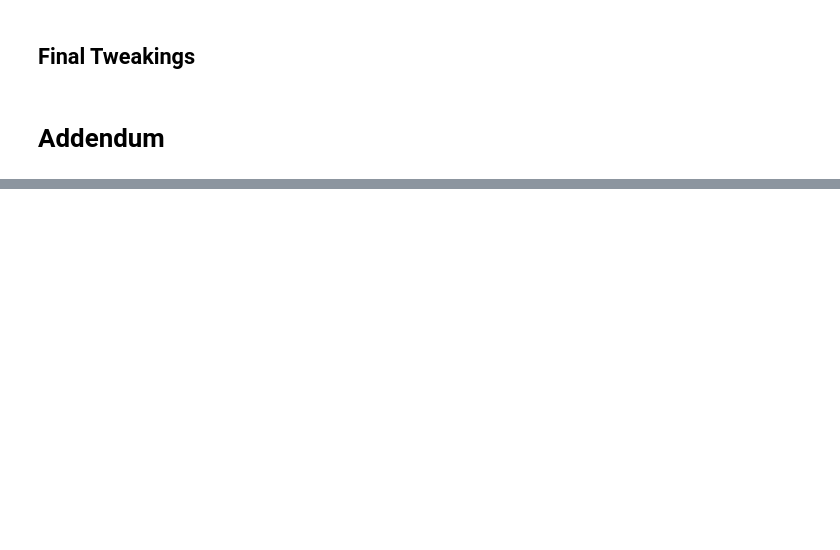
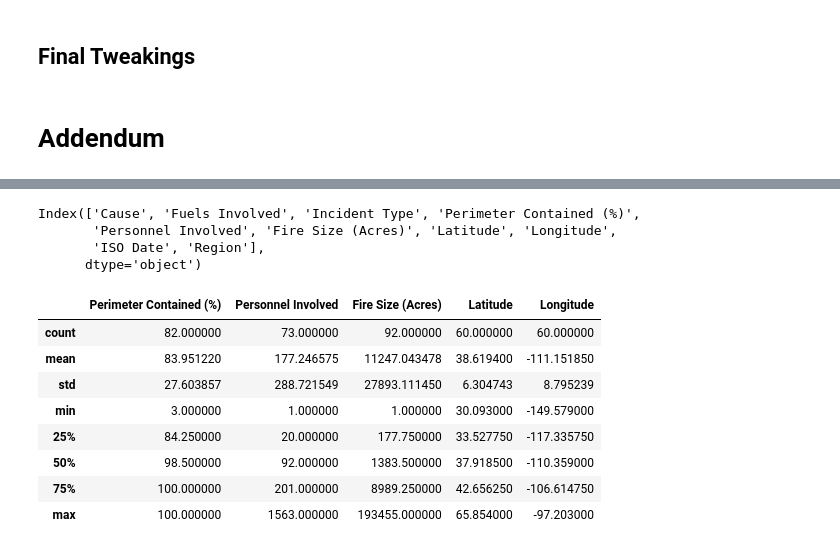
Before and after one commit to Ringdealer/Disasters, a Jupyter notebook: ForestFires.ipynb, the cells around one changed output, grey strips where cells are left out. Saved outputs shown, nothing was run; the diff lists cells and outputs as text; code cells hidden in the pictures; blank space fills up the shorter version.

```diff
--- a/ForestFires.ipynb
+++ b/ForestFires.ipynb
@@ -478,3 +592,5 @@ us_capital_dic={
 # %%
 # Slicing tips
 wildf_dfv2.loc[wildf_dfv2['Region'].isnull(), ['Location', 'Region']].head(100)
+# %%
+wildf = pd.read_csv('blazes/fires_v4.csv')
@@ -480,0 +601,3 @@ wildf_dfv2.loc[wildf_dfv2['Region'].isnull(), ['Location', 'Region']].head(100)
+# %%
+# Set column to 'Int64' to have a column both with integer and NAN values
+wildf['Personnel Involved'] = wildf['Personnel Involved'] .astype('Int64')
@@ -480,0 +618,19 @@ wildf_dfv2.loc[wildf_dfv2['Region'].isnull(), ['Location', 'Region']].head(100)
+# %%
+wildf.columns
+# %% [output]
+Index(['Cause', 'Fuels Involved', 'Incident Type', 'Perimeter Contained (%)',
+       'Personnel Involved', 'Fire Size (Acres)', 'Latitude', 'Longitude',
+       'ISO Date', 'Region'],
+      dtype='object')
+# %%
+wildf.describe()
+# %% [output]
+|  | Perimeter Contained (%) | Personnel Involved | Fire Size (Acres) | Latitude | Longitude |
+| count | 82.000000 | 73.000000 | 92.000000 | 60.000000 | 60.000000 |
+| mean | 83.951220 | 177.246575 | 11247.043478 | 38.619400 | -111.151850 |
+| std | 27.603857 | 288.721549 | 27893.111450 | 6.304743 | 8.795239 |
+| min | 3.000000 | 1.000000 | 1.000000 | 30.093000 | -149.579000 |
+| 25% | 84.250000 | 20.000000 | 177.750000 | 33.527750 | -117.335750 |
+| 50% | 98.500000 | 92.000000 | 1383.500000 | 37.918500 | -110.359000 |
+| 75% | 100.000000 | 201.000000 | 8989.250000 | 42.656250 | -106.614750 |
+| max | 100.000000 | 1563.000000 | 193455.000000 | 65.854000 | -97.203000 |
```
Also changed, not shown: parts of 28 cells of this notebook, 20 other files.
